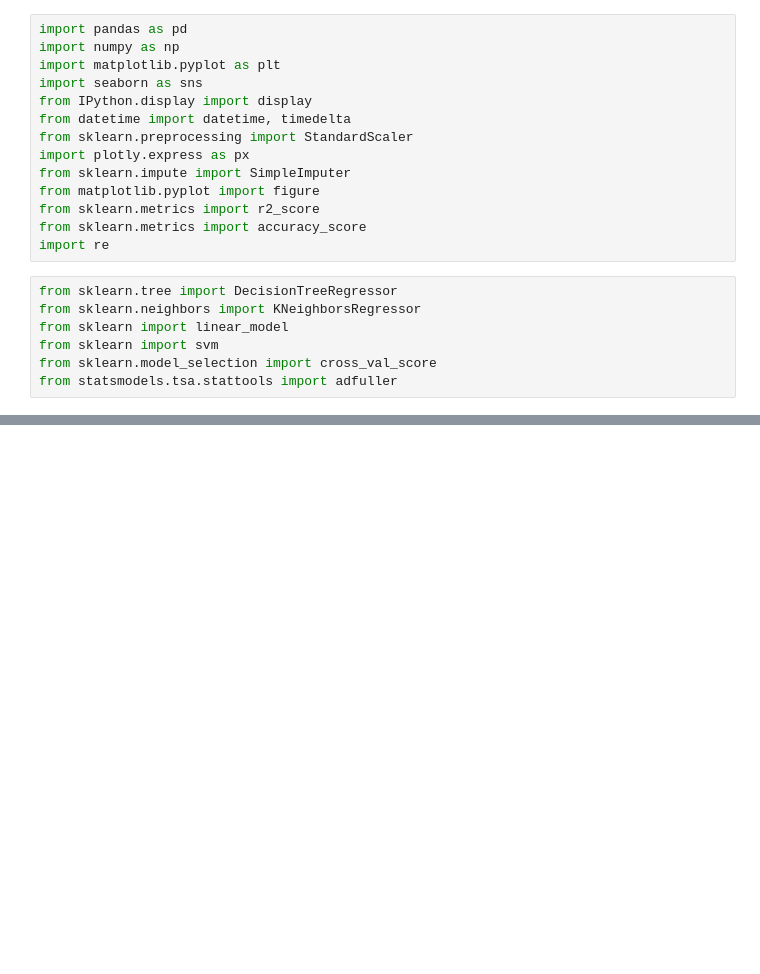
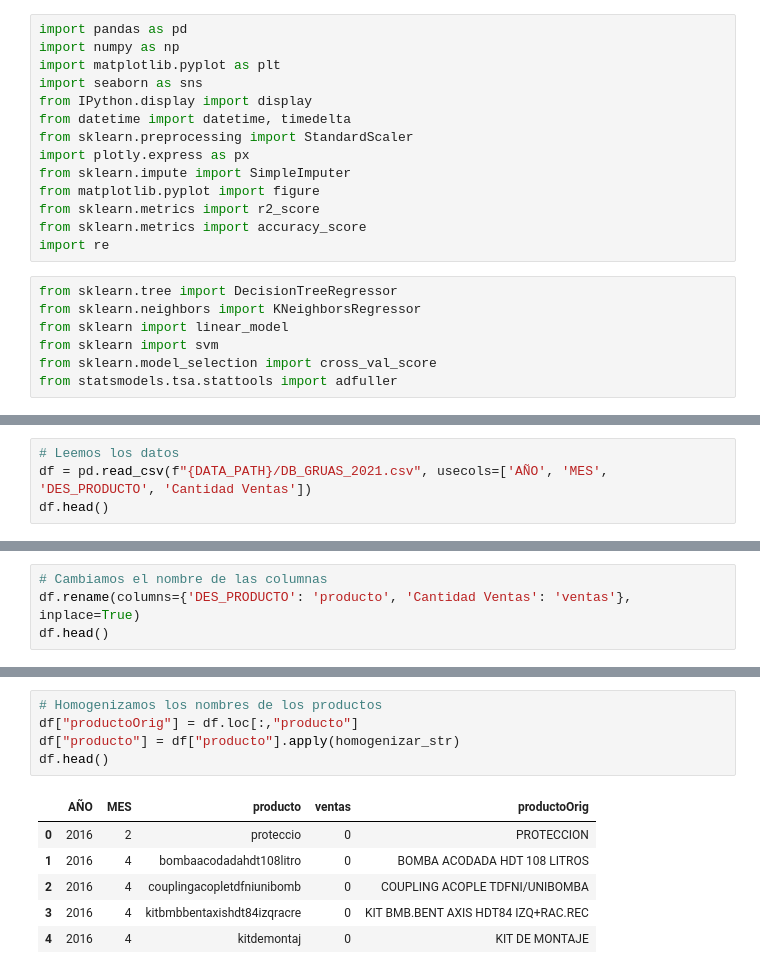
Before and after one commit to DavidCastilloAlvarado/timeseries_optimization, a Jupyter notebook: models/ARIMA/arima.ipynb, the cells around one changed output, grey strips where cells are left out. Cells and saved outputs as stored; diff of their text form; blank space fills up the shorter version.

```diff
--- a/models/ARIMA/arima.ipynb
+++ b/models/ARIMA/arima.ipynb
@@ -37,0 +44,4 @@ from helpers.general import print_forecasting_results
+# %%
+# Leemos los datos
+df = pd.read_csv(f"{DATA_PATH}/DB_GRUAS_2021.csv", usecols=['AÑO', 'MES', 'DES_PRODUCTO', 'Cantidad Ventas'])
+df.head()
@@ -37,0 +55,4 @@ from helpers.general import print_forecasting_results
+# %%
+# Cambiamos el nombre de las columnas
+df.rename(columns={'DES_PRODUCTO': 'producto', 'Cantidad Ventas': 'ventas'}, inplace=True)
+df.head()
@@ -37,0 +66,12 @@ from helpers.general import print_forecasting_results
+# %%
+# Homogenizamos los nombres de los productos
+df["productoOrig"] = df.loc[:,"producto"]
+df["producto"] = df["producto"].apply(homogenizar_str)
+df.head()
+# %% [output]
+|  | AÑO | MES | producto | ventas | productoOrig |
+| 0 | 2016 | 2 | proteccio | 0 | PROTECCION |
+| 1 | 2016 | 4 | bombaacodadahdt108litro | 0 | BOMBA ACODADA HDT 108 LITROS |
+| 2 | 2016 | 4 | couplingacopletdfniunibomb | 0 | COUPLING ACOPLE TDFNI/UNIBOMBA |
+| 3 | 2016 | 4 | kitbmbbentaxishdt84izqracre | 0 | KIT BMB.BENT AXIS HDT84 IZQ+RAC.REC |
+| 4 | 2016 | 4 | kitdemontaj | 0 | KIT DE MONTAJE |
```
Also changed, not shown: parts of 28 cells of this notebook, 3 other files.
